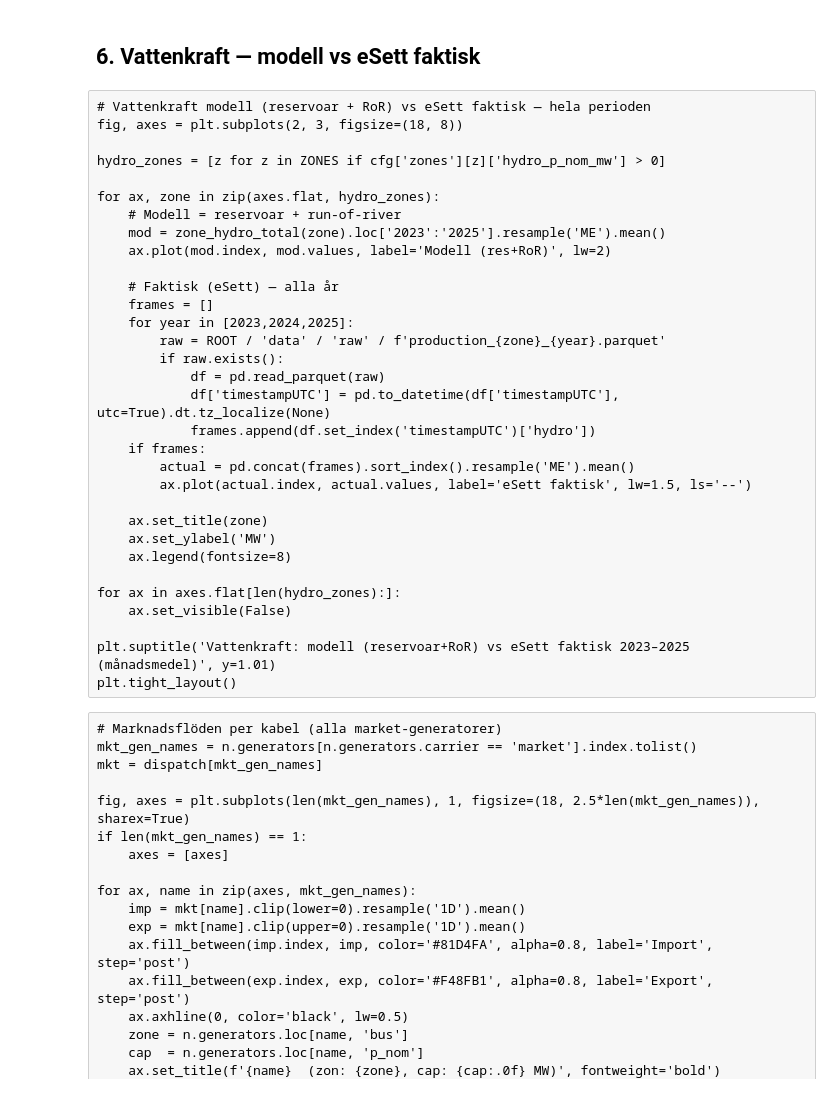
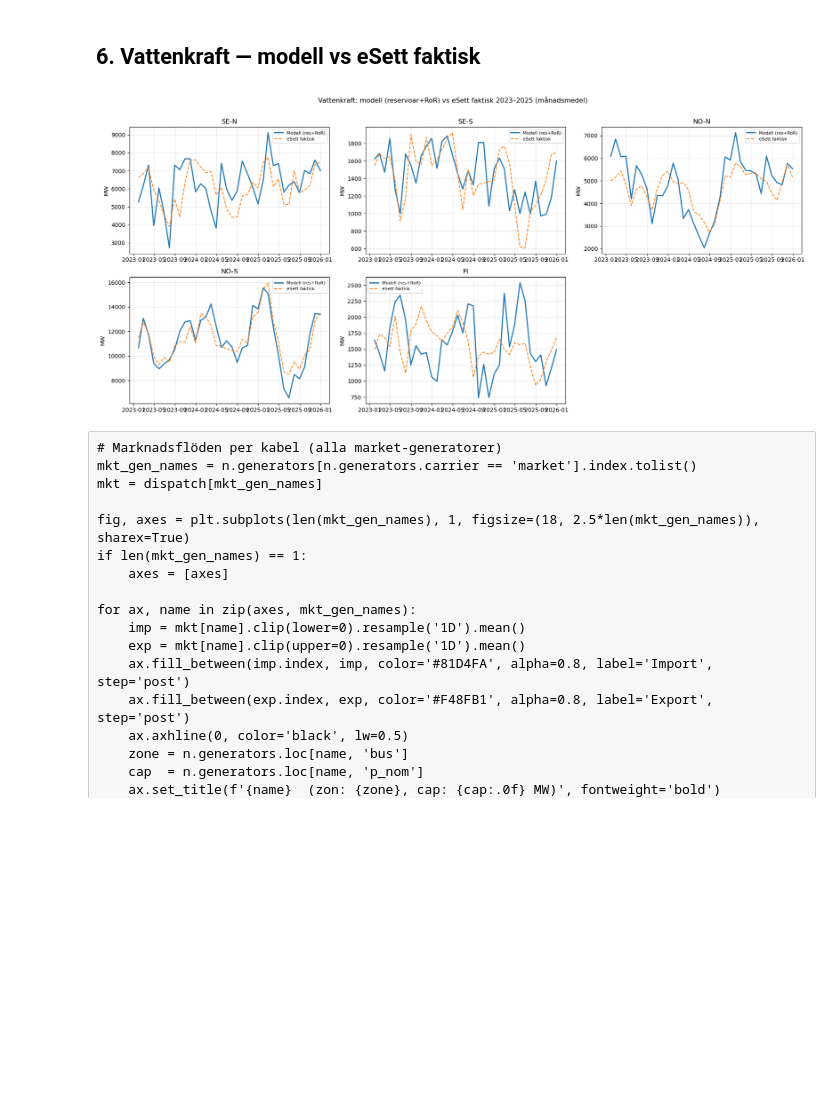
Before and after one commit to beow/NordPSA, a Jupyter notebook: notebooks/explore_results.ipynb, the cells around one changed output. Drawn from its saved outputs; the diff is of its cells as text; code cells hidden in the pictures; blank space fills up the shorter version.

```diff
--- a/notebooks/explore_results.ipynb
+++ b/notebooks/explore_results.ipynb
@@ -7,7 +7,7 @@ import matplotlib.dates as mdates
 import pypsa
 import yaml
 from pathlib import Path
-LABEL = "run50_dispatch_ror_vom06"
+LABEL = "run56_dispatch_nucfixed"
 #LABEL = "run42_dispatch_vom_corrected"
 #LABEL = "run46_expansion_tv"
 ROOT = Path('..').resolve()
@@ -600,38 +606,40 @@ for link, c_orig in cap_orig.items():
     print(f'{link:<18} {c_red:>7.0f}  {full_p:>7.1f}%  {full_n:>7.1f}%  {full_e:>7.1f}%')
 # %% [markdown]
 ## 6. Vattenkraft — modell vs eSett faktisk
-# %% [raw]
-# Vattenkraft modell (reservoar + RoR) vs eSett faktisk — hela perioden
-fig, axes = plt.subplots(2, 3, figsize=(18, 8))
-
-hydro_zones = [z for z in ZONES if cfg['zones'][z]['hydro_p_nom_mw'] > 0]
-
-for ax, zone in zip(axes.flat, hydro_zones):
-    # Modell = reservoar + run-of-river
-    mod = zone_hydro_total(zone).loc['2023':'2025'].resample('ME').mean()
-    ax.plot(mod.index, mod.values, label='Modell (res+RoR)', lw=2)
-
-    # Faktisk (eSett) — alla år
-    frames = []
-    for year in [2023,2024,2025]:
-        raw = ROOT / 'data' / 'raw' / f'production_{zone}_{year}.parquet'
-        if raw.exists():
-            df = pd.read_parquet(raw)
-            df['timestampUTC'] = pd.to_datetime(df['timestampUTC'], utc=True).dt.tz_localize(None)
-            frames.append(df.set_index('timestampUTC')['hydro'])
-    if frames:
-        actual = pd.concat(frames).sort_index().resample('ME').mean()
-        ax.plot(actual.index, actual.values, label='eSett faktisk', lw=1.5, ls='--')
-
-    ax.set_title(zone)
-    ax.set_ylabel('MW')
-    ax.legend(fontsize=8)
-
-for ax in axes.flat[len(hydro_zones):]:
-    ax.set_visible(False)
-
-plt.suptitle('Vattenkraft: modell (reservoar+RoR) vs eSett faktisk 2023–2025 (månadsmedel)', y=1.01)
-plt.tight_layout()
+# %%
+# Vattenkraft modell (reservoar + RoR) vs eSett faktisk — hela perioden
+fig, axes = plt.subplots(2, 3, figsize=(18, 8))
+
+hydro_zones = [z for z in ZONES if cfg['zones'][z]['hydro_p_nom_mw'] > 0]
+
+for ax, zone in zip(axes.flat, hydro_zones):
+    # Modell = reservoar + run-of-river
+    mod = zone_hydro_total(zone).loc['2023':'2025'].resample('ME').mean()
+    ax.plot(mod.index, mod.values, label='Modell (res+RoR)', lw=2)
+
+    # Faktisk (eSett) — alla år
+    frames = []
+    for year in [2023,2024,2025]:
+        raw = ROOT / 'data' / 'raw' / f'production_{zone}_{year}.parquet'
+        if raw.exists():
+            df = pd.read_parquet(raw)
+            df['timestampUTC'] = pd.to_datetime(df['timestampUTC'], utc=True).dt.tz_localize(None)
+            frames.append(df.set_index('timestampUTC')['hydro'])
+    if frames:
+        actual = pd.concat(frames).sort_index().resample('ME').mean()
+        ax.plot(actual.index, actual.values, label='eSett faktisk', lw=1.5, ls='--')
+
+    ax.set_title(zone)
+    ax.set_ylabel('MW')
+    ax.legend(fontsize=8)
+
+for ax in axes.flat[len(hydro_zones):]:
+    ax.set_visible(False)
+
+plt.suptitle('Vattenkraft: modell (reservoar+RoR) vs eSett faktisk 2023–2025 (månadsmedel)', y=1.01)
+plt.tight_layout()
+# %% [output]
+[figure, added]
 # %% [raw]
 # Marknadsflöden per kabel (alla market-generatorer)
 mkt_gen_names = n.generators[n.generators.carrier == 'market'].index.tolist()
```
Also changed, not shown: parts of 5 cells of this notebook.
